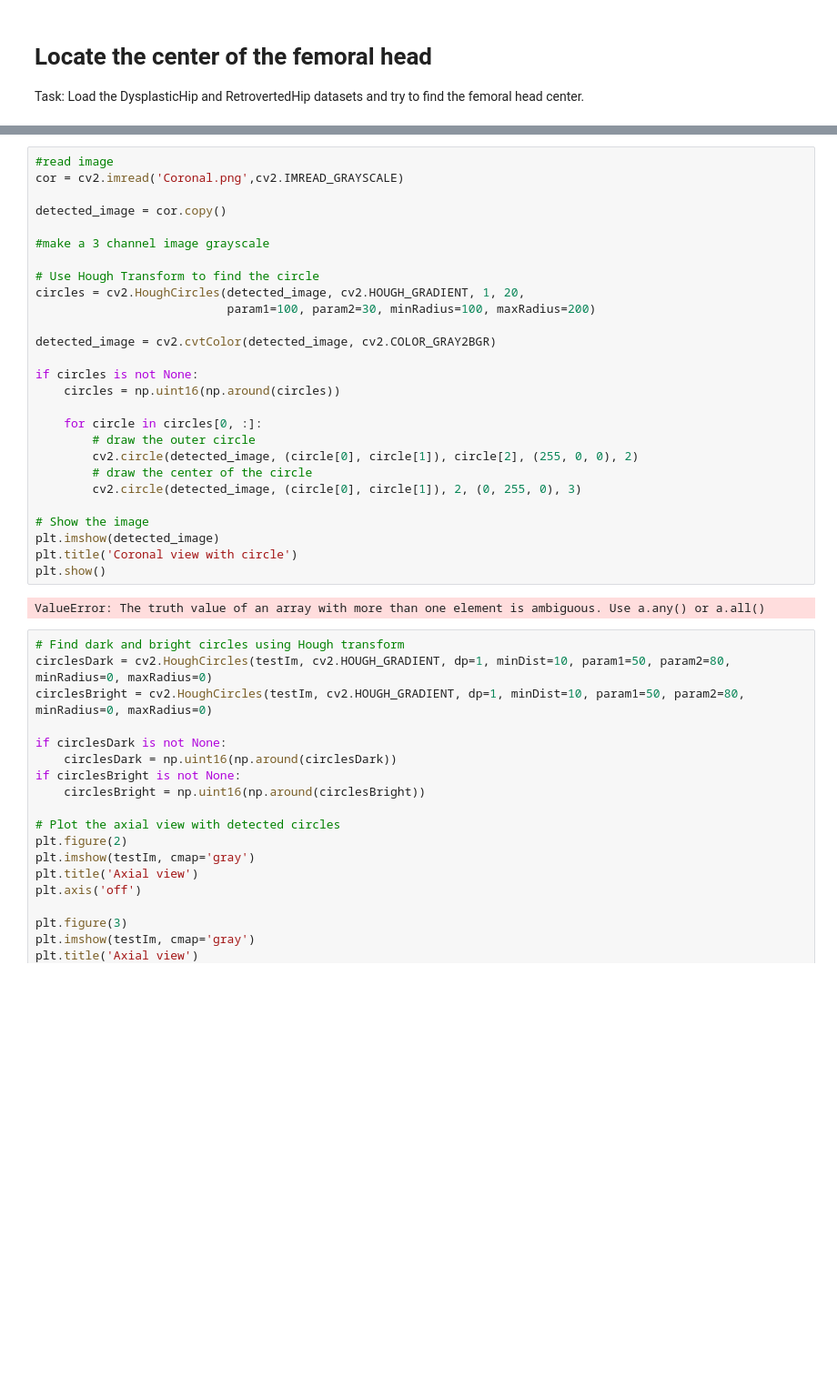
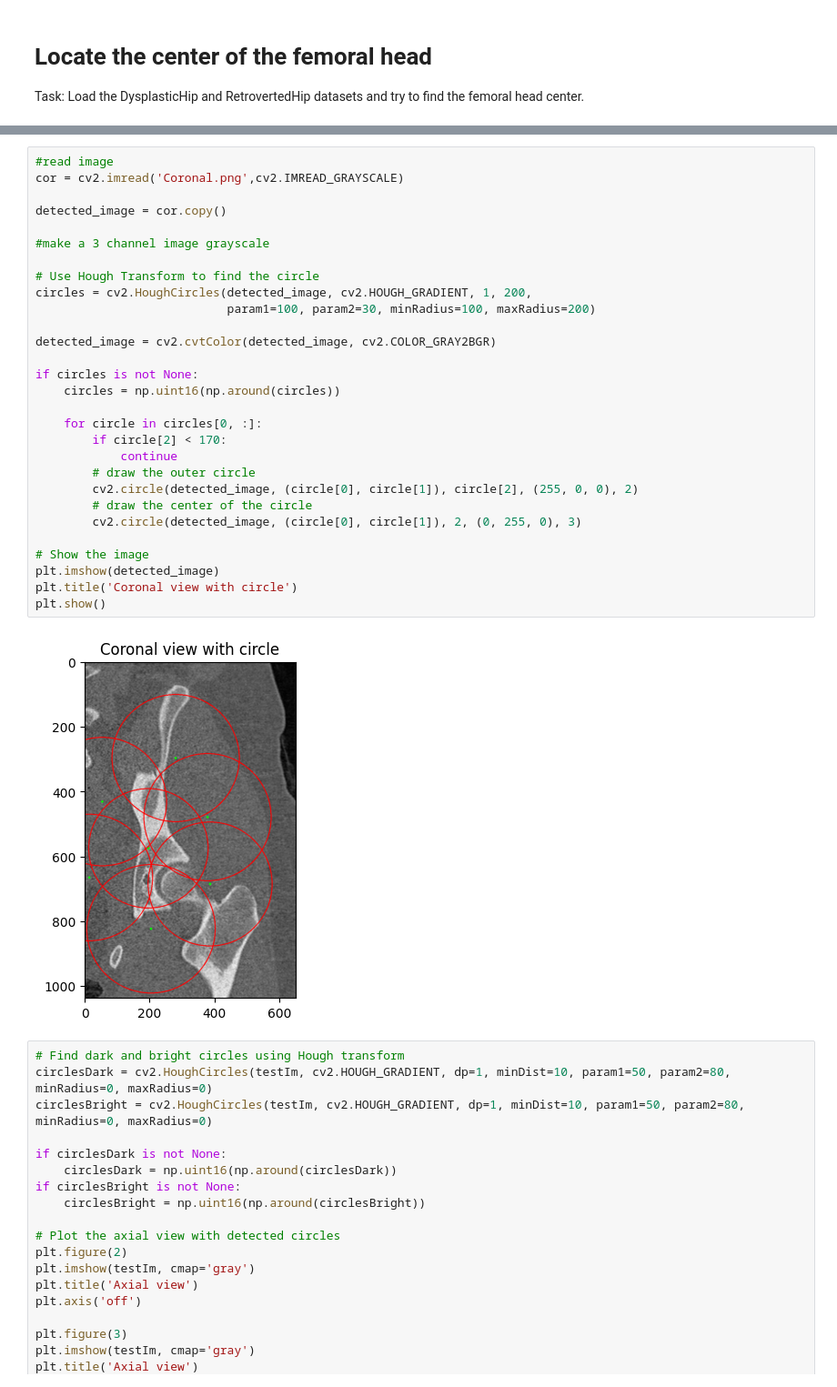
Before and after one commit to Sentz98/FemoralHeadSegmentation, a Jupyter notebook: assignement.ipynb, the cells around one changed output, grey strips where cells are left out. Shown at 91% size. Drawn from its saved outputs; the diff is of its cells as text; blank space fills up the shorter version.

```diff
--- a/assignement.ipynb
+++ b/assignement.ipynb
@@ -118,32 +121,34 @@ True
 # %%
 #read image
 cor = cv2.imread('Coronal.png',cv2.IMREAD_GRAYSCALE)
 
 detected_image = cor.copy()
 
 #make a 3 channel image grayscale
 
 # Use Hough Transform to find the circle
-circles = cv2.HoughCircles(detected_image, cv2.HOUGH_GRADIENT, 1, 20,
+circles = cv2.HoughCircles(detected_image, cv2.HOUGH_GRADIENT, 1, 200,
                            param1=100, param2=30, minRadius=100, maxRadius=200)
 
 detected_image = cv2.cvtColor(detected_image, cv2.COLOR_GRAY2BGR)
 
 if circles is not None:
     circles = np.uint16(np.around(circles))
 
     for circle in circles[0, :]:
+        if circle[2] < 170:
+            continue
         # draw the outer circle
         cv2.circle(detected_image, (circle[0], circle[1]), circle[2], (255, 0, 0), 2)
         # draw the center of the circle
         cv2.circle(detected_image, (circle[0], circle[1]), 2, (0, 255, 0), 3)
 
 # Show the image
 plt.imshow(detected_image)
 plt.title('Coronal view with circle')
 plt.show()
 # %% [output]
-ValueError: The truth value of an array with more than one element is ambiguous. Use a.any() or a.all()
+[figure, added]
 # %%
 # Find dark and bright circles using Hough transform
 circlesDark = cv2.HoughCircles(testIm, cv2.HOUGH_GRADIENT, dp=1, minDist=10, param1=50, param2=80, minRadius=0, maxRadius=0)
```
Also changed, not shown: parts of 1 cell of this notebook.
